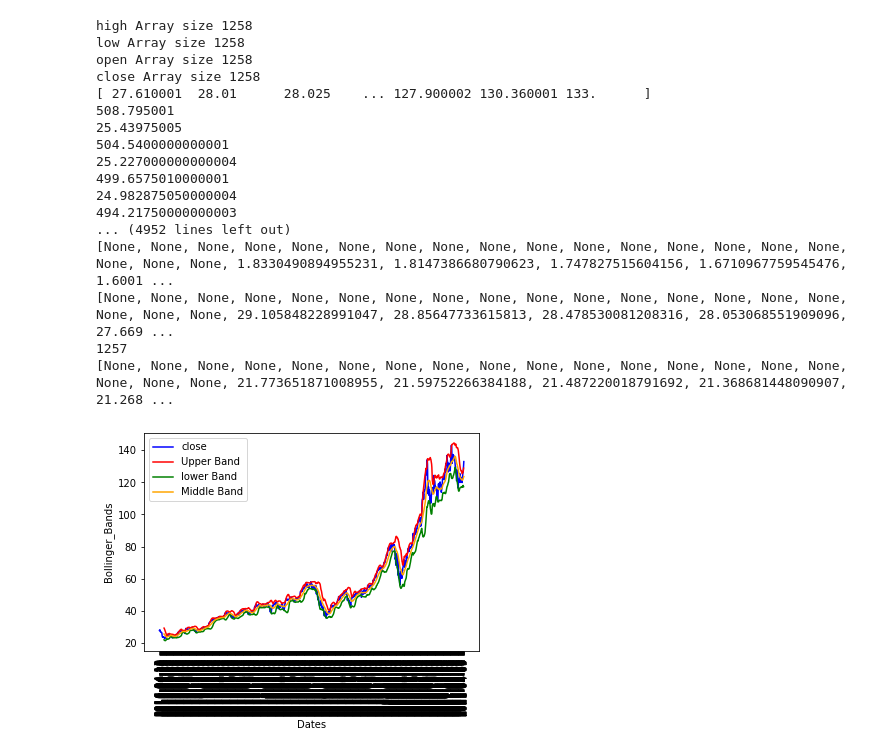
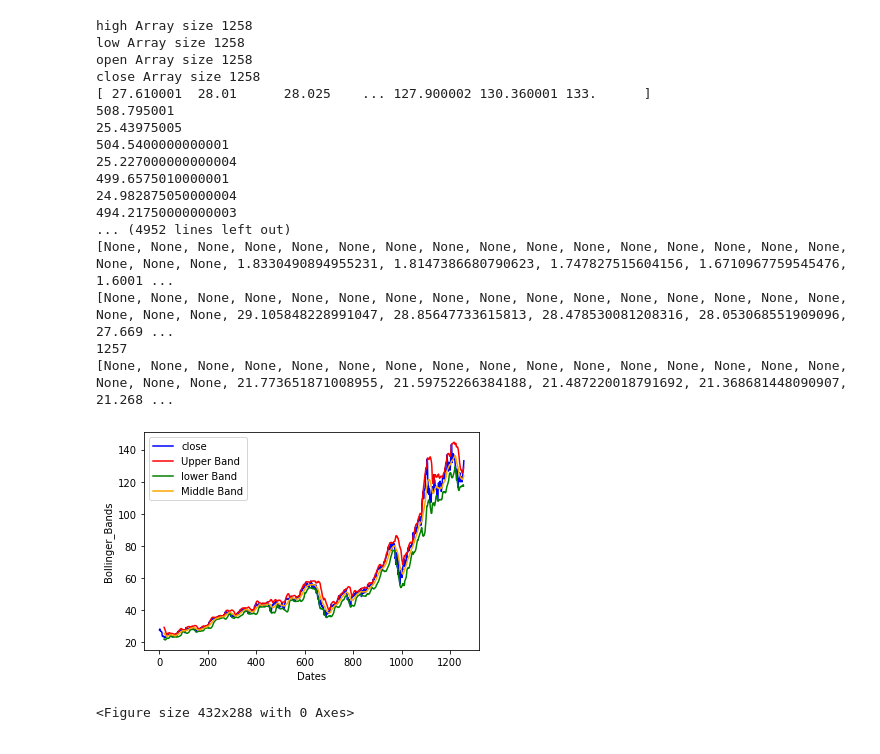
Before and after one commit to alexbeckham/Project_2, a Jupyter notebook: Algo_Trading_Code/Bollinger_Bands_AAPL.ipynb, the cells around one changed output. Saved outputs shown, nothing was run; the diff lists cells and outputs as text; code cells hidden in the pictures.

```diff
--- a/Algo_Trading_Code/Bolinger_Bands.ipynb
+++ b/Algo_Trading_Code/Bollinger_Bands_AAPL.ipynb
@@ -57,32 +57,34 @@ print(len(upper_band))
 print(lower_band)
 plt.plot(array_close,color='blue',label = 'close')
 plt.plot(upper_band,color='red',label = 'Upper Band')
 plt.plot(lower_band,color='green',label = 'lower Band')
 plt.plot(array_Middleband,color='orange',label = 'Middle Band')
 df['Date'] = df['Date'].reset_index()
 x=df['Date'].index
 labels = array_date[0:]
-plt.xticks(x, labels, rotation = 'vertical')
+#plt.xticks(x, labels, rotation = 'vertical')
 plt.ylabel('Bollinger_Bands')
 plt.xlabel('Dates')
 plt.legend()
+plt.figure()
 plt.show()
 # %% [output]
 high Array size 1258
 low Array size 1258
 open Array size 1258
 close Array size 1258
 [ 27.610001  28.01      28.025    ... 127.900002 130.360001 133.      ]
 508.795001
 25.43975005
 504.5400000000001
 25.227000000000004
 499.6575010000001
 24.982875050000004
 494.21750000000003
 ... (4952 lines left out)
 [None, None, None, None, None, None, None, None, None, None, None, None, None, None, None, None, None, None, None, 1.8330490894955231, 1.8147386680790623, 1.747827515604156, 1.6710967759545476, 1.6001 ...
 [None, None, None, None, None, None, None, None, None, None, None, None, None, None, None, None, None, None, None, 29.105848228991047, 28.85647733615813, 28.478530081208316, 28.053068551909096, 27.669 ...
 1257
 [None, None, None, None, None, None, None, None, None, None, None, None, None, None, None, None, None, None, None, 21.773651871008955, 21.59752266384188, 21.487220018791692, 21.368681448090907, 21.268 ...
-[figure, old version]
+[figure, new version]
+<Figure size 432x288 with 0 Axes>
```
Also changed, not shown: 5 other files.
